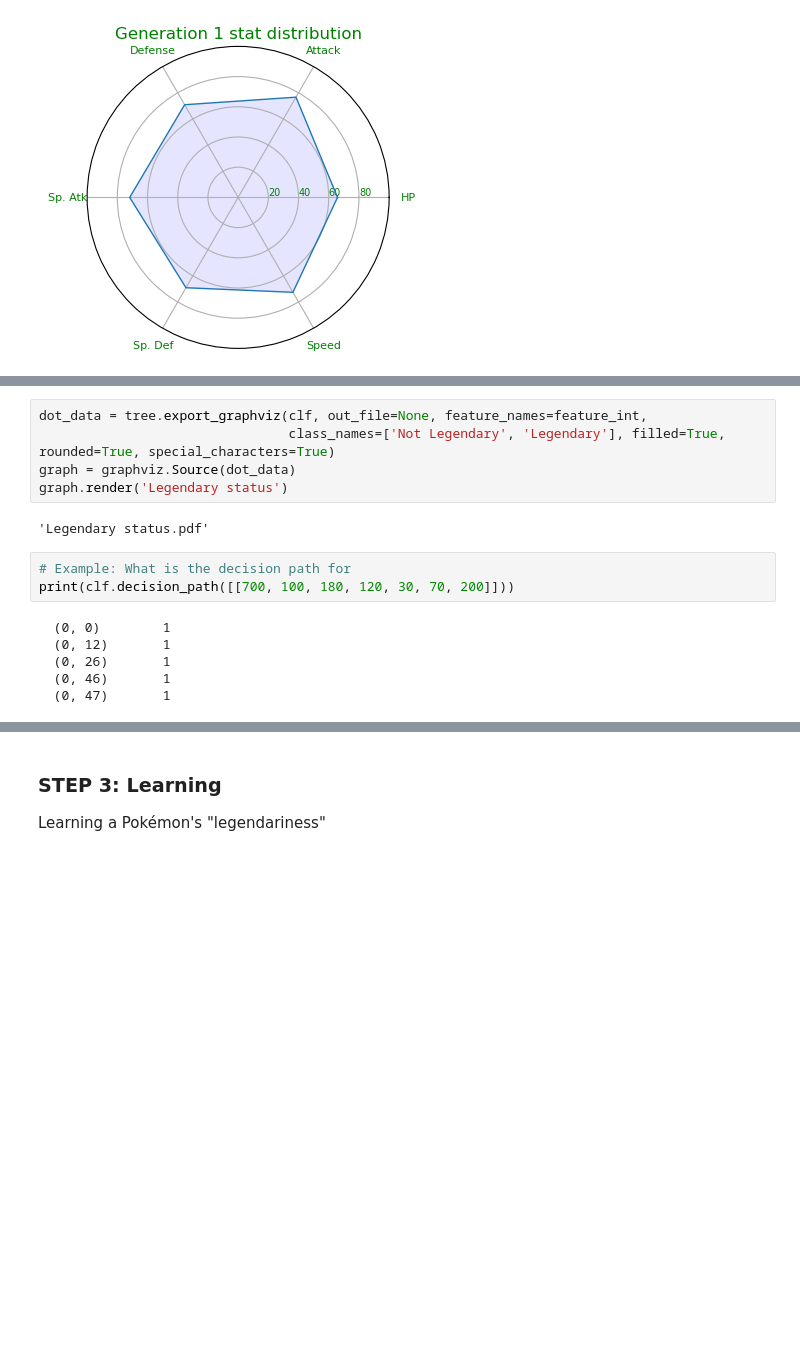
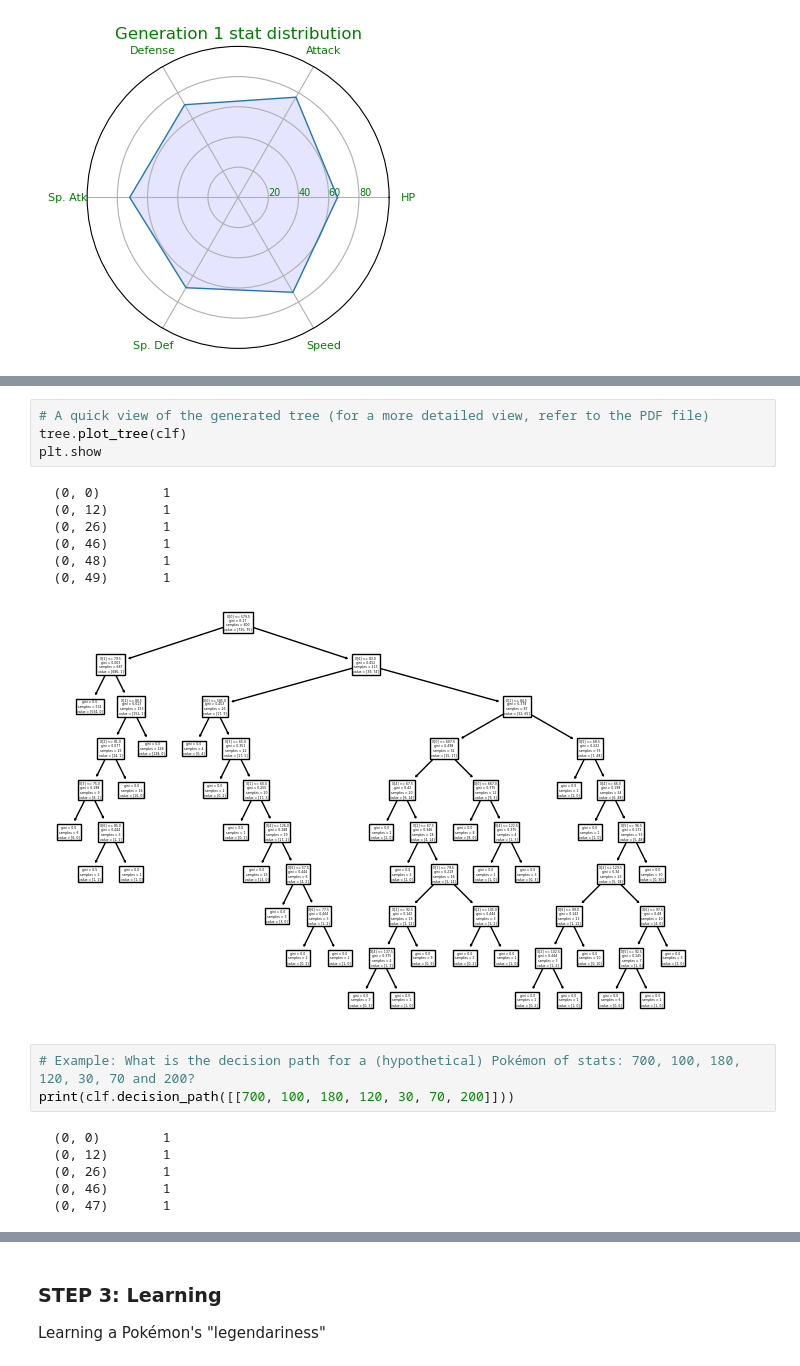
Before and after one commit to LiamLeGoffic/SPLEX_Project, a Jupyter notebook: pokemon_analysis_final.ipynb, the cells around one changed output, grey strips where cells are left out. Cells and saved outputs as stored; diff of their text form; blank space fills up the shorter version.

```diff
--- a/pokemon_analysis_final.ipynb
+++ b/pokemon_analysis_final.ipynb
@@ -200,12 +208,17 @@ class_pred_DT = clf.predict(data[feature_int])
-# %%
-dot_data = tree.export_graphviz(clf, out_file=None, feature_names=feature_int,
-                                class_names=['Not Legendary', 'Legendary'], filled=True, rounded=True, special_characters=True)
-graph = graphviz.Source(dot_data)
-graph.render('Legendary status')
-# %% [output]
-'Legendary status.pdf'
+# %%
+# A quick view of the generated tree (for a more detailed view, refer to the PDF file)
+tree.plot_tree(clf)
+plt.show
+# %% [output]
+  (0, 0)        1
+  (0, 12)       1
+  (0, 26)       1
+  (0, 46)       1
+  (0, 48)       1
+  (0, 49)       1
+[figure, added]
 # %%
-# Example: What is the decision path for
+# Example: What is the decision path for a (hypothetical) Pokémon of stats: 700, 100, 180, 120, 30, 70 and 200?
 print(clf.decision_path([[700, 100, 180, 120, 30, 70, 200]]))
 # %% [output]
   (0, 0)        1
```
Also changed, not shown: parts of 4 cells of this notebook, 10 other files.
